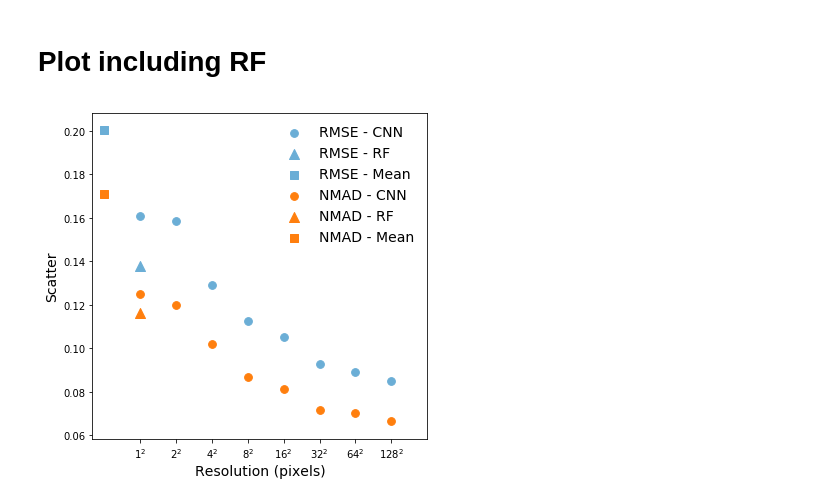
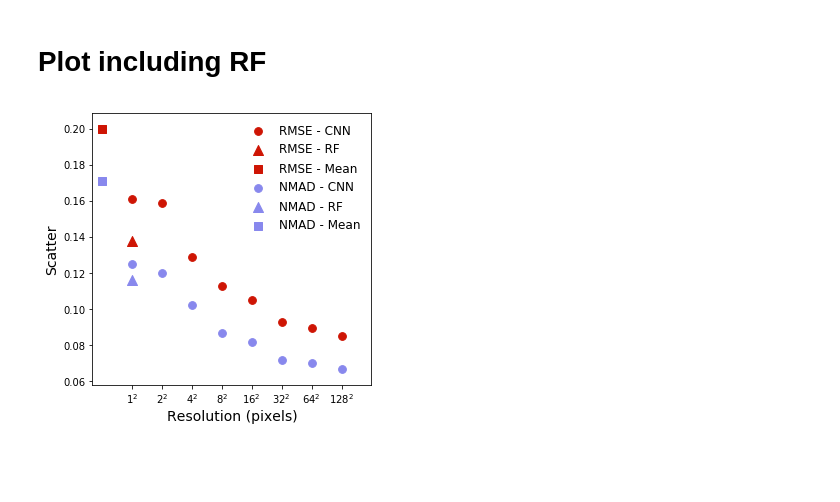
Before and after one commit to jwuphysics/galaxy-cnns, a Jupyter notebook: notebook/paper/04-resolution_effects.ipynb, the cells around one changed output. Saved outputs shown, nothing was run; the diff lists cells and outputs as text; code cells hidden in the pictures; blank space fills up the shorter version.

```diff
--- a/notebook/paper/04-resolution_effects.ipynb
+++ b/notebook/paper/04-resolution_effects.ipynb
@@ -26,9 +26,9 @@ def rmse(z):
     return np.sqrt(np.mean(z**2))
 
 # define colors
-c_nmad = 'C1'
-c_rmse = plt.cm.tab20c(1/20)
-c_median = 'C3'
+c_nmad = '#8888ed'
+c_median = '#ce1504'
+c_rmse = '#ce1504'
 # %%
 def plot_scatter(y_test, p_test, sz, ax, which_scatter, plot_style='scatter'):
     """Plot metallicity scatter for given resolution (image size, sz)"""
@@ -83,6 +83,8 @@ df.describe()
 | 50% | 17.832575 | 17.291490 | 16.944820 | 8.955610 |
 | 75% | 18.154280 | 17.602540 | 17.256935 | 9.053747 |
 | max | 24.378170 | 19.187200 | 24.817750 | 9.469999 |
+# %%
+preds = pd.read_csv(f'{PATH}/catalogs/predictions-oh_p50.csv', index_col=0)
 # %% [markdown]
 ## Use same test-train split as CNN
 # %%
@@ -185,7 +187,7 @@ NMAD = 0.1059
 # %% [markdown]
 # Plot including RF
 # %%
-fig, ax = plt.subplots(1, 1, figsize=(6, 6))
+fig, ax = plt.subplots(1, 1, figsize=(5, 5))
 
 
 # compute random scatter about median in total sample
@@ -193,32 +195,32 @@ intrinsic_rmse = rmse(preds.oh_p50 - np.mean(preds.oh_p50))
 intrinsic_nmad = nmad(preds.oh_p50 - np.mean(preds.oh_p50))
 
 sizes = [128, 64, 32, 16, 8, 4, 2, 1]
 rmses = []
 nmads = []
 for sz in sizes:
     preds = pd.read_csv(f'{PATH}/catalogs/predictions_{sz}-oh_p50.csv', index_col=0)
 
     rmses.append(rmse(preds.prediction - preds.oh_p50))
     nmads.append(nmad(preds.prediction - preds.oh_p50))
 
 ax.scatter(sizes, rmses, c=c_rmse, s=60, label=r'RMSE - CNN')
 ax.scatter(1, rmse_RF, c=c_rmse, s=100, marker='^', label=r'RMSE - RF')
 ax.scatter(0.5, intrinsic_rmse, marker='s', s=60, c=c_rmse, label=r'RMSE - Mean')
 ax.scatter(sizes, nmads, c=c_nmad, s=60, label=r'NMAD - CNN')
 ax.scatter(1, nmad_RF, c=c_nmad, s=100, marker='^', label=r'NMAD - RF')
 ax.scatter(0.5, intrinsic_nmad, marker='s', s=60, c=c_nmad, label=r'NMAD - Mean')
 
 ax.set_xscale('log')
 plt.minorticks_off()
 ax.set_xticks(list(reversed(sizes)), minor=False)
 ax.set_xticklabels(list(reversed([str(s) + r'$^2$' for s in sizes])))
 
 ax.set_xlim(0.4, 256)
 ax.set_xlabel('Resolution (pixels)', fontsize=14)
 ax.set_ylabel('Scatter', fontsize=14)
 
-ax.legend(fontsize=14, frameon=False);
+ax.legend(fontsize=12, frameon=False);
 
 fig.savefig(f'{PATH}/results/04-resolution.pdf')
 # %% [output]
-[figure, old version]
+[figure, new version]
```
Also changed, not shown: parts of 2 cells of this notebook, 11 other files.
